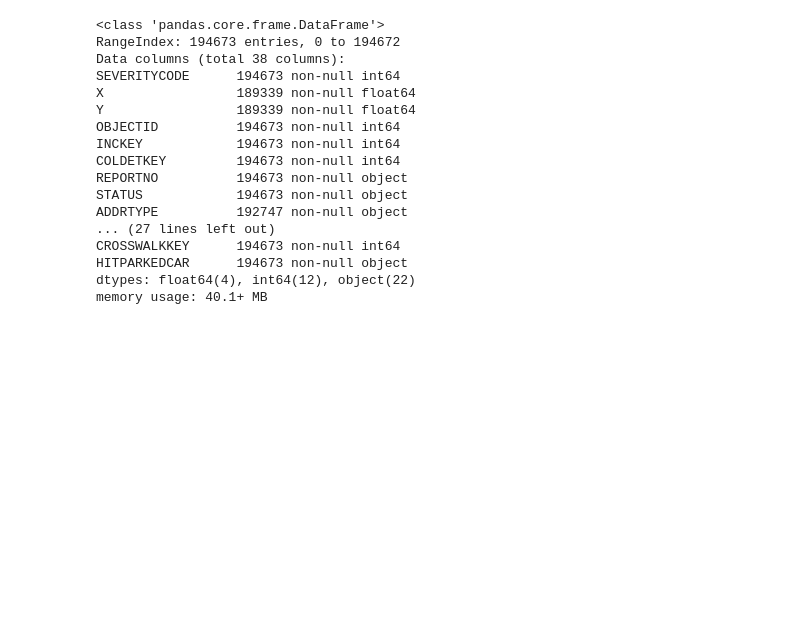
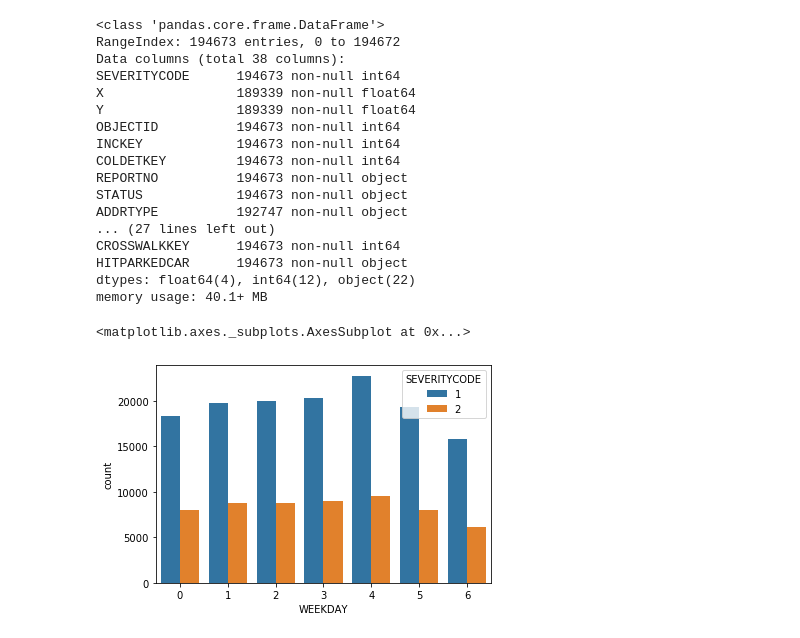
Before and after one commit to Antonio141/Coursera_Capstone, a Jupyter notebook: capstone.ipynb, the cells around one changed output. Saved outputs shown, nothing was run; the diff lists cells and outputs as text; code cells hidden in the pictures; blank space fills up the shorter version.

```diff
--- a/capstone.ipynb
+++ b/capstone.ipynb
@@ -37,0 +37,19 @@ df['JUNCTIONTYPE'].values_count()
+# %%
+# df = pd.read_csv('D:/personale/MACHINELEARNING/IBM/capstone/Data-Collisions.csv')
+
+# df = pd.get_dummies(data = df, columns = ['JUNCTIONTYPE'], prefix = 'JT')
+# df.head(2)
+# df['SEVERITYCODE.1'].value_counts()
+# df['LOCATION'].value_counts()
+# df.groupby('ADDRTYPE')['SEVERITYCODE'].value_counts(normalize= True)
+
+
+df['WEEKDAY'] = pd.to_datetime(df['INCDATE']).dt.weekday
+df.groupby('WEEKDAY')['SEVERITYCODE'].value_counts(normalize= True)
+
+# df['SDOT_COLCODE'].value_counts()
+# df.groupby('MONTHDAY')['SEVERITYCODE'].value_counts(normalize = True)
+sns.countplot(data = df, x = 'WEEKDAY', hue = 'SEVERITYCODE')
+# %% [output]
+<matplotlib.axes._subplots.AxesSubplot at 0x...>
+[figure, added]
```
Also changed, not shown: parts of 14 cells of this notebook, 1 other file.
